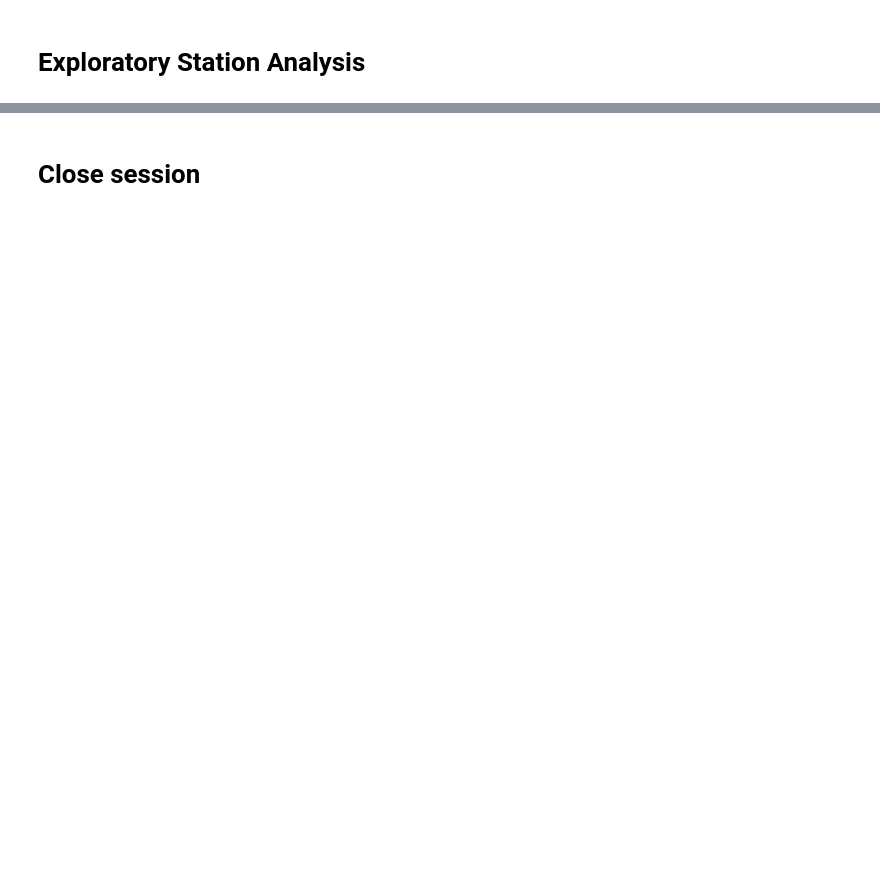
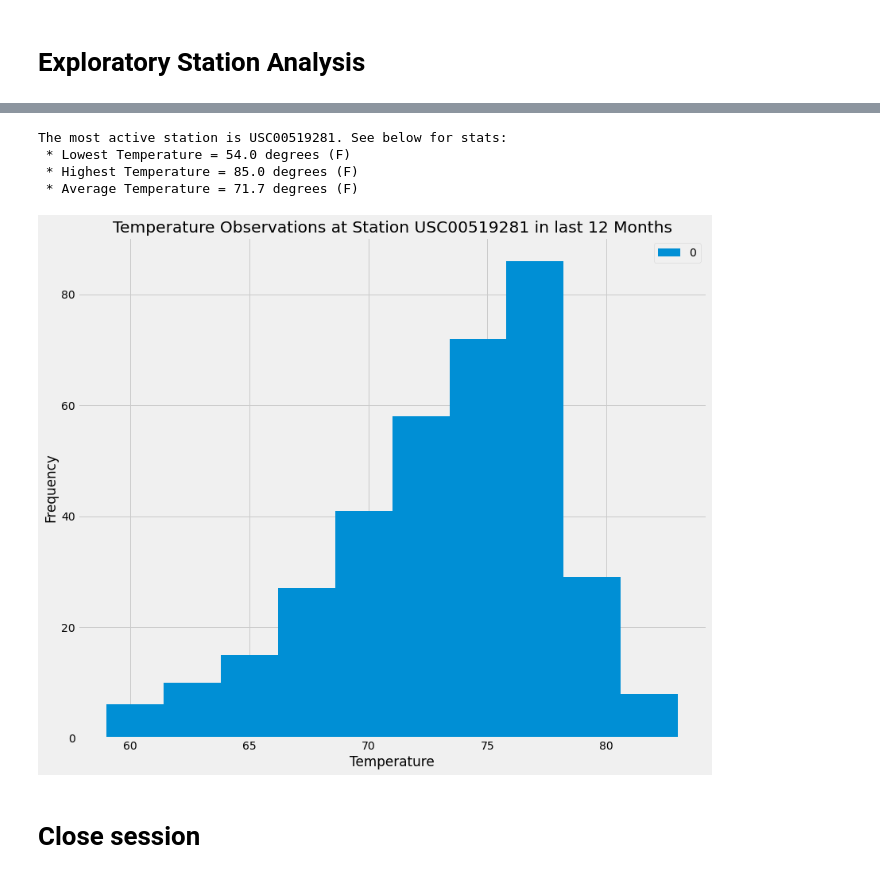
Before and after one commit to brbbrb/sqlalchemy-challenge, a Jupyter notebook: climate_final.ipynb, the cells around one changed output, grey strips where cells are left out. Cells and saved outputs as stored; diff of their text form; code cells hidden in the pictures; blank space fills up the shorter version.

```diff
--- a/climate_final.ipynb
+++ b/climate_final.ipynb
@@ -74,3 +110,6 @@ datetime.date(2017, 8, 23)
 # %%
 # Design a query to find the most active stations (i.e. what stations have the most rows?)
 # List the stations and the counts in descending order.
+most_active_list = session.query(measurement.station, func.count(measurement.station)).order_by(func.count(measurement.station).desc()).group_by(measurement.station).all()
+
+most_active_list
@@ -79,6 +126,48 @@ datetime.date(2017, 8, 23)
+# %%
+# Using the most active station id from the previous query, calculate the lowest, highest, and average temperature.
+most_active_sta = most_active_list[0][0]
+print(f'The most active station is {most_active_sta}. See below for stats:')
+
+# Lowest Temperature
+lo_temp = session.query(func.min(measurement.tobs)).\
+    filter(measurement.station == most_active_sta).scalar()
+print(f' * Lowest Temperature = {lo_temp} degrees (F)')
+
+# Highest Temperature
+hi_temp = session.query(func.max(measurement.tobs)).\
+    filter(measurement.station == most_active_sta).scalar()
+print(f' * Highest Temperature = {hi_temp} degrees (F)')
+
+# Average Temperature
+avg_temp = session.query(func.avg(measurement.tobs)).\
+    filter(measurement.station == most_active_sta).scalar()
+avg_temp = round(avg_temp, 1)
+print(f' * Average Temperature = {avg_temp} degrees (F)')
+# %% [output]
+The most active station is USC00519281. See below for stats:
+ * Lowest Temperature = 54.0 degrees (F)
+ * Highest Temperature = 85.0 degrees (F)
+ * Average Temperature = 71.7 degrees (F)
 # %%
 # Using the most active station id
 # Query the last 12 months of temperature observation data for this station and plot the results as a histogram
+most_active_sta_tob = pd.DataFrame(session.query(measurement.tobs).\
+    filter((measurement.station == most_active_sta)\
+          & (measurement.date >= year_ago) & (measurement.date <= most_recent_dt)))
+
+# Display dataframe
+most_active_sta_tob
+
+most_active_sta_tob.plot(kind='hist', figsize=(12,10), bins=10)
+plt.xlabel('Temperature')
+plt.ylabel('Frequency')
+plt.title(f'Temperature Observations at Station {most_active_sta} in last 12 Months')
+
+plt.tight_layout()
+plt.savefig('hist_temp_obs_most_active_station.png')
+plt.show()
+# %% [output]
+[figure, added]
 # %% [markdown]
 # Close session
 # %%
```
Also changed, not shown: parts of 7 cells of this notebook, 4 other files.
